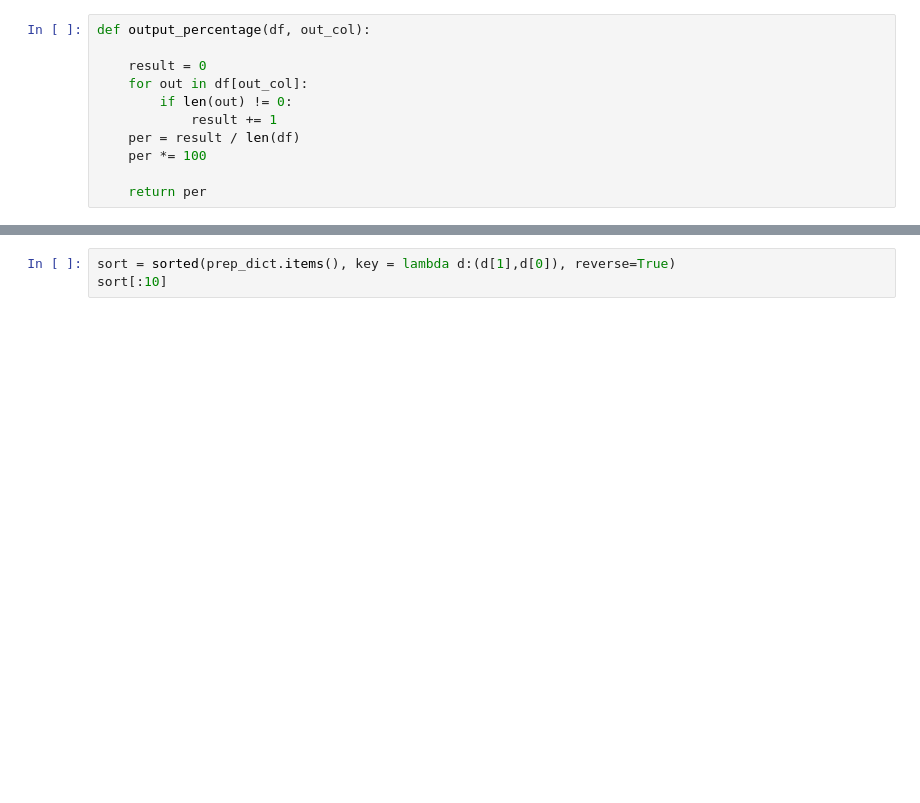
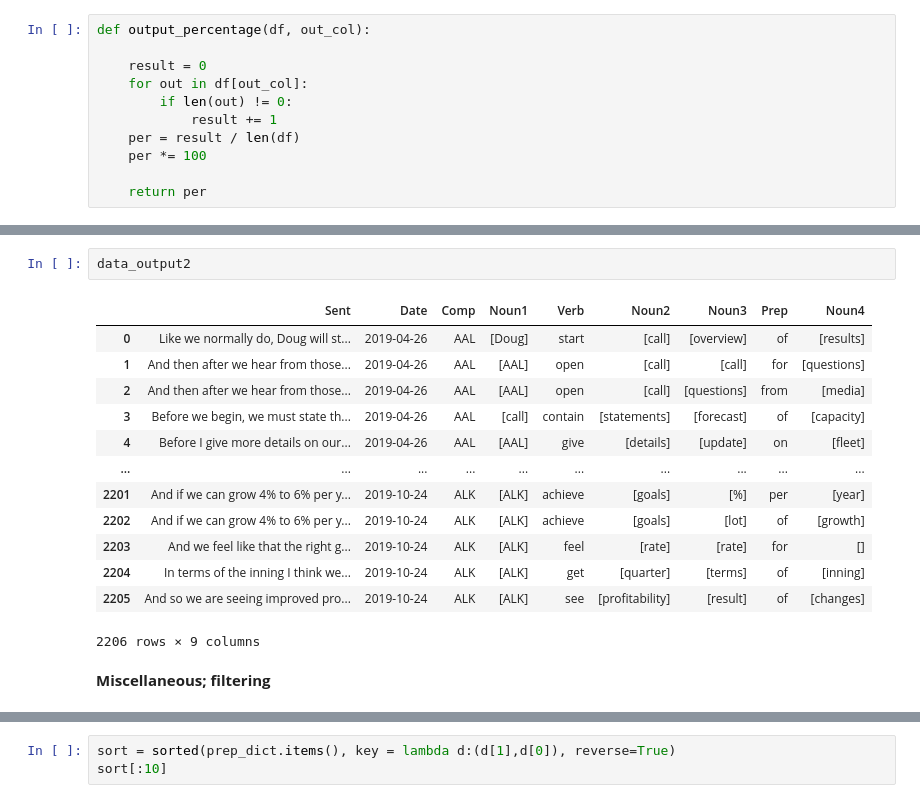
Before and after one commit to michaelmml/NLP-Information-Extraction, a Jupyter notebook: CompanyTranscript.ipynb, the cells around one changed output, grey strips where cells are left out. Drawn from its saved outputs; the diff is of its cells as text; blank space fills up the shorter version.

```diff
--- a/CompanyTranscript.ipynb
+++ b/CompanyTranscript.ipynb
@@ -1274,3 +1331,21 @@ df_sep.head()
+# %%
+data_output2
+# %% [output]
+|  | Sent | Date | Comp | Noun1 | Verb | Noun2 | Noun3 | Prep | Noun4 |
+| 0 | Like we normally do, Doug will st... | 2019-04-26 | AAL | [Doug] | start | [call] | [overview] | of | [results] |
+| 1 | And then after we hear from those... | 2019-04-26 | AAL | [AAL] | open | [call] | [call] | for | [questions] |
+| 2 | And then after we hear from those... | 2019-04-26 | AAL | [AAL] | open | [call] | [questions] | from | [media] |
+| 3 | Before we begin, we must state th... | 2019-04-26 | AAL | [call] | contain | [statements] | [forecast] | of | [capacity] |
+| 4 | Before I give more details on our... | 2019-04-26 | AAL | [AAL] | give | [details] | [update] | on | [fleet] |
+| ... | ... | ... | ... | ... | ... | ... | ... | ... | ... |
+| 2201 | And if we can grow 4% to 6% per y... | 2019-10-24 | ALK | [ALK] | achieve | [goals] | [%] | per | [year] |
+| 2202 | And if we can grow 4% to 6% per y... | 2019-10-24 | ALK | [ALK] | achieve | [goals] | [lot] | of | [growth] |
+| 2203 | And we feel like that the right g... | 2019-10-24 | ALK | [ALK] | feel | [rate] | [rate] | for | [] |
+| 2204 | In terms of the inning I think we... | 2019-10-24 | ALK | [ALK] | get | [quarter] | [terms] | of | [inning] |
+| 2205 | And so we are seeing improved pro... | 2019-10-24 | ALK | [ALK] | see | [profitability] | [result] | of | [changes] |
+2206 rows × 9 columns
+# %% [markdown]
+**Miscellaneous; filtering**
 # %%
 sort = sorted(verb_dict.items(), key = lambda d:(d[1],d[0]), reverse=True)
 sort[:10]
```
Also changed, not shown: parts of 82 cells of this notebook.
